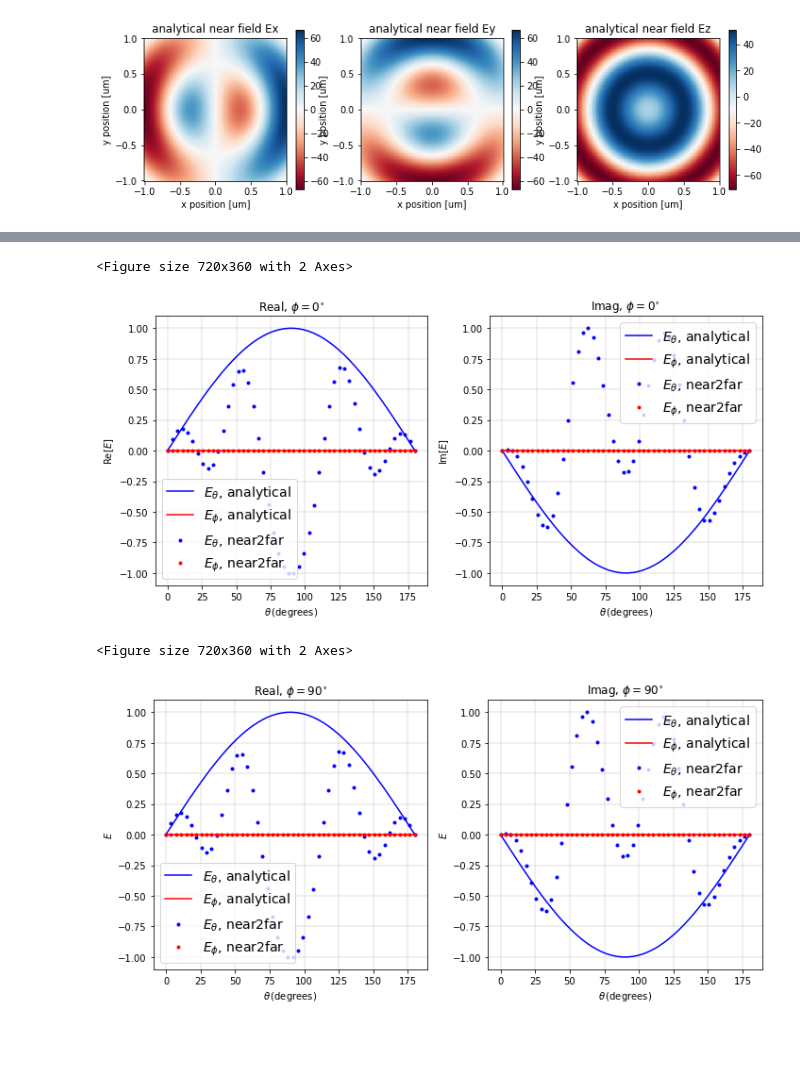
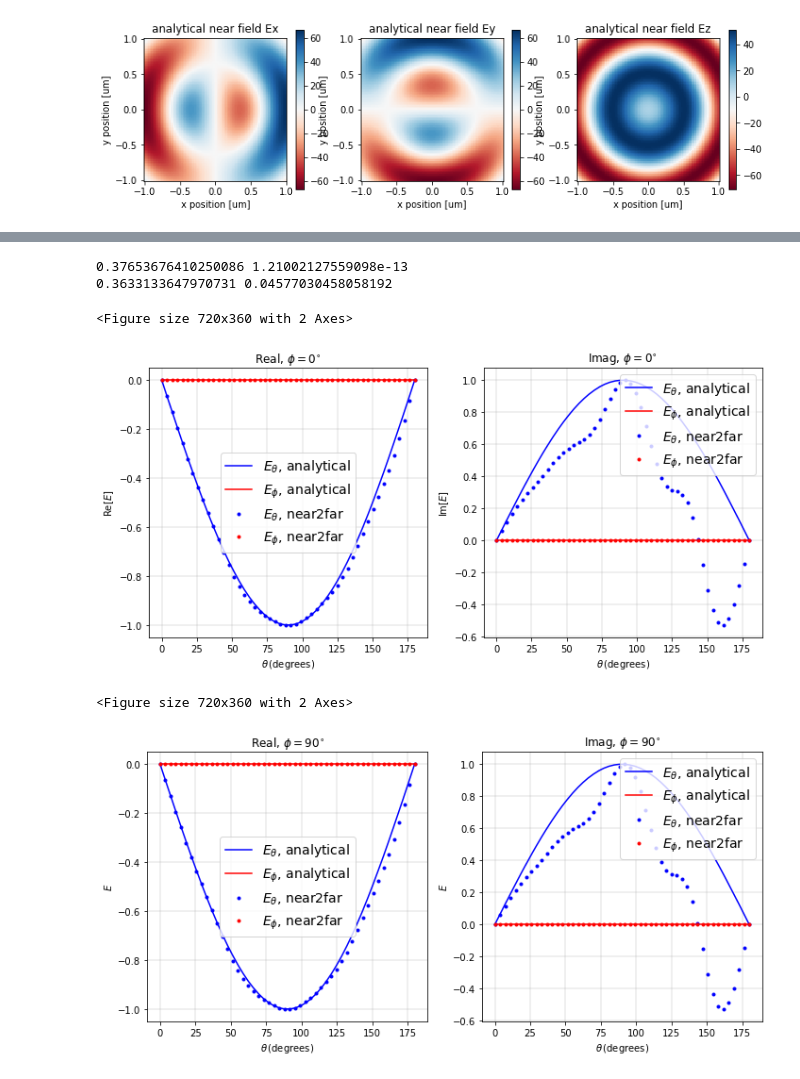
Before and after one commit to flexcompute-readthedocs/tidy3d-docs, a Jupyter notebook: docs/source/notebooks/Near2FarDipole.ipynb, the cells around one changed output, grey strips where cells are left out. Cells and saved outputs as stored; diff of their text form; code cells hidden in the pictures; blank space fills up the shorter version.

```diff
--- a/docs/source/notebooks/Near2FarDipole.ipynb
+++ b/docs/source/notebooks/Near2FarDipole.ipynb
@@ -236,6 +258,6 @@ def dipole_far_field(r, theta, phi, f):
 # %%
 # projection distance
-far_distance = 100 * wavelength
+far_distance = 500 * wavelength
 
 num_theta = 50
 num_phi = 2
@@ -268,7 +290,7 @@ for i in track(np.arange(len(thetas)), description='Performing far-field transfo
         _E = np.linalg.norm(_E, 2)
         E[i, j] = np.squeeze(_E)
 
-        Ea[:, i, j], temp1, temp2, temp3 = dipole_far_field(far_distance, theta, phi, f0)
+        Ea[:, i, j], temp1, temp2, temp3 = dipole_field(far_distance, theta, phi, f0, True)
 
         #print(RCS[i, j], E[i, j])
 # %% [output]
@@ -549,8 +545,8 @@ for data, mon in zip(n2fa.data, monitors):
 # %%
 
 # initialize the far field values
-Ec = np.zeros((3, num_theta, num_phi), dtype=complex)
-Ea = np.zeros((3, num_theta, num_phi), dtype=complex)
+Ec2 = np.zeros((3, num_theta, num_phi), dtype=complex)
+Ea2 = np.zeros((3, num_theta, num_phi), dtype=complex)
 
 from rich.progress import track
 
@@ -563,8 +559,8 @@ for i in track(np.arange(len(thetas)), description='Performing far-field transfo
 
         # compute and store the outputs from projection function at the focal plane
         _E, _H = n2fa.fields_spherical(far_distance, theta, phi)
-        Ec[:, i, j] = np.squeeze(_E)
-        Ea[:, i, j], temp1, temp2, temp3 = dipole_far_field(far_distance, theta, phi, f0)
+        Ec2[:, i, j] = np.squeeze(_E)
+        Ea2[:, i, j], temp1, temp2, temp3 = dipole_field(far_distance, theta, phi, f0, True)
 
         #print(RCS[i, j], E[i, j])
 # %% [output]
@@ -585,12 +581,15 @@ def realnorm_fn(val, norm_val):
 def imagnorm_fn(val, norm_val):
     return np.imag(val)/np.max(np.abs(np.imag(norm_val)))
 
+print(np.max(np.abs(np.real(Ea2))), np.max(np.abs(np.imag(Ea2))))
+print(np.max(np.abs(np.real(Ec2))), np.max(np.abs(np.imag(Ec2))))
+
 fig, (ax) =  plt.subplots(1,2,figsize=(10, 5))
 
-ax[0].plot(thetas * 180 / np.pi, realnorm_fn(Ea[1,:,0], Ea), '-b', label="$E_\\theta$, analytical")
-ax[0].plot(thetas * 180 / np.pi, realnorm_fn(Ea[2,:,0], Ea), '-r', label="$E_\\phi$, analytical")
-ax[0].plot(thetas * 180 / np.pi, realnorm_fn(Ec[1,:,0], Ec), '.b', label="$E_\\theta$, near2far")
-ax[0].plot(thetas * 180 / np.pi, realnorm_fn(Ec[2,:,0], Ec), '.r', label="$E_\\phi$, near2far")
+ax[0].plot(thetas * 180 / np.pi, realnorm_fn(Ea2[1,:,0], Ea2), '-b', label="$E_\\theta$, analytical")
+ax[0].plot(thetas * 180 / np.pi, realnorm_fn(Ea2[2,:,0], Ea2), '-r', label="$E_\\phi$, analytical")
+ax[0].plot(thetas * 180 / np.pi, realnorm_fn(Ec2[1,:,0], Ec2), '.b', label="$E_\\theta$, near2far")
+ax[0].plot(thetas * 180 / np.pi, realnorm_fn(Ec2[2,:,0], Ec2), '.r', label="$E_\\phi$, near2far")
 ax[0].set(xlabel = "$\\theta\\,$(degrees)",
        ylabel = "Re[$E$]",
        yscale = 'linear',
@@ -600,10 +599,10 @@ ax[0].set_title('Real, $\\phi = 0^{\\circ}$')
 ax[0].grid(visible = True, which = 'both', axis = 'both', linewidth = 0.4)
 ax[0].legend(loc='best', prop={'size': 14})
 
-ax[1].plot(thetas * 180 / np.pi, imagnorm_fn(Ea[1,:,0], Ea), '-b', label="$E_\\theta$, analytical")
-ax[1].plot(thetas * 180 / np.pi, imagnorm_fn(Ea[2,:,0], Ea), '-r', label="$E_\\phi$, analytical")
-ax[1].plot(thetas * 180 / np.pi, imagnorm_fn(Ec[1,:,0], Ec), '.b', label="$E_\\theta$, near2far")
-ax[1].plot(thetas * 180 / np.pi, imagnorm_fn(Ec[2,:,0], Ec), '.r', label="$E_\\phi$, near2far")
+ax[1].plot(thetas * 180 / np.pi, imagnorm_fn(Ea2[1,:,0], Ea2), '-b', label="$E_\\theta$, analytical")
+ax[1].plot(thetas * 180 / np.pi, imagnorm_fn(Ea2[2,:,0], Ea2), '-r', label="$E_\\phi$, analytical")
+ax[1].plot(thetas * 180 / np.pi, imagnorm_fn(Ec2[1,:,0], Ec2), '.b', label="$E_\\theta$, near2far")
+ax[1].plot(thetas * 180 / np.pi, imagnorm_fn(Ec2[2,:,0], Ec2), '.r', label="$E_\\phi$, near2far")
 ax[1].set(xlabel = "$\\theta\\,$(degrees)",
        ylabel = "Im[$E$]",
        yscale = 'linear',
@@ -613,42 +612,44 @@ ax[1].set_title('Imag, $\\phi = 0^{\\circ}$')
 ax[1].grid(visible = True, which = 'both', axis = 'both', linewidth = 0.4)
 ax[1].legend(loc='best', prop={'size': 14})
 
 fig.tight_layout()
 
 
 fig, (ax) =  plt.subplots(1,2,figsize=(10, 5))
 
-ax[0].plot(thetas * 180 / np.pi, realnorm_fn(Ea[1,:,1], Ea), '-b', label="$E_\\theta$, analytical")
-ax[0].plot(thetas * 180 / np.pi, realnorm_fn(Ea[2,:,1], Ea), '-r', label="$E_\\phi$, analytical")
-ax[0].plot(thetas * 180 / np.pi, realnorm_fn(Ec[1,:,1], Ec), '.b', label="$E_\\theta$, near2far")
-ax[0].plot(thetas * 180 / np.pi, realnorm_fn(Ec[2,:,1], Ec), '.r', label="$E_\\phi$, near2far")
+ax[0].plot(thetas * 180 / np.pi, realnorm_fn(Ea2[1,:,1], Ea2), '-b', label="$E_\\theta$, analytical")
+ax[0].plot(thetas * 180 / np.pi, realnorm_fn(Ea2[2,:,1], Ea2), '-r', label="$E_\\phi$, analytical")
+ax[0].plot(thetas * 180 / np.pi, realnorm_fn(Ec2[1,:,1], Ec2), '.b', label="$E_\\theta$, near2far")
+ax[0].plot(thetas * 180 / np.pi, realnorm_fn(Ec2[2,:,1], Ec2), '.r', label="$E_\\phi$, near2far")
 ax[0].set(xlabel = "$\\theta\\,$(degrees)",
        ylabel = "$E$",
        yscale = 'linear',
        xscale = 'linear'
       )
 ax[0].set_title('Real, $\\phi = 90^{\\circ}$')
 ax[0].grid(visible = True, which = 'both', axis = 'both', linewidth = 0.4)
 ax[0].legend(loc='best', prop={'size': 14})
 
-ax[1].plot(thetas * 180 / np.pi, imagnorm_fn(Ea[1,:,1], Ea), '-b', label="$E_\\theta$, analytical")
-ax[1].plot(thetas * 180 / np.pi, imagnorm_fn(Ea[2,:,1], Ea), '-r', label="$E_\\phi$, analytical")
-ax[1].plot(thetas * 180 / np.pi, imagnorm_fn(Ec[1,:,1], Ec), '.b', label="$E_\\theta$, near2far")
-ax[1].plot(thetas * 180 / np.pi, imagnorm_fn(Ec[2,:,1], Ec), '.r', label="$E_\\phi$, near2far")
+ax[1].plot(thetas * 180 / np.pi, imagnorm_fn(Ea2[1,:,1], Ea2), '-b', label="$E_\\theta$, analytical")
+ax[1].plot(thetas * 180 / np.pi, imagnorm_fn(Ea2[2,:,1], Ea2), '-r', label="$E_\\phi$, analytical")
+ax[1].plot(thetas * 180 / np.pi, imagnorm_fn(Ec2[1,:,1], Ec2), '.b', label="$E_\\theta$, near2far")
+ax[1].plot(thetas * 180 / np.pi, imagnorm_fn(Ec2[2,:,1], Ec2), '.r', label="$E_\\phi$, near2far")
 ax[1].set(xlabel = "$\\theta\\,$(degrees)",
        ylabel = "$E$",
        yscale = 'linear',
        xscale = 'linear'
       )
 ax[1].set_title('Imag, $\\phi = 90^{\\circ}$')
 ax[1].grid(visible = True, which = 'both', axis = 'both', linewidth = 0.4)
 ax[1].legend(loc='best', prop={'size': 14})
 
 fig.tight_layout()
 
 plt.show()
 # %% [output]
-<Figure size 720x360 with 2 Axes>
+0.37653676410250086 1.21002127559098e-13
+0.3633133647970731 0.04577030458058192
+<Figure size 720x360 with 2 Axes>
-[figure, old version]
+[figure, new version]
-<Figure size 720x360 with 2 Axes>
+<Figure size 720x360 with 2 Axes>
-[figure, old version]
+[figure, new version]
```
Also changed, not shown: parts of 5 cells of this notebook, 3 other files.
